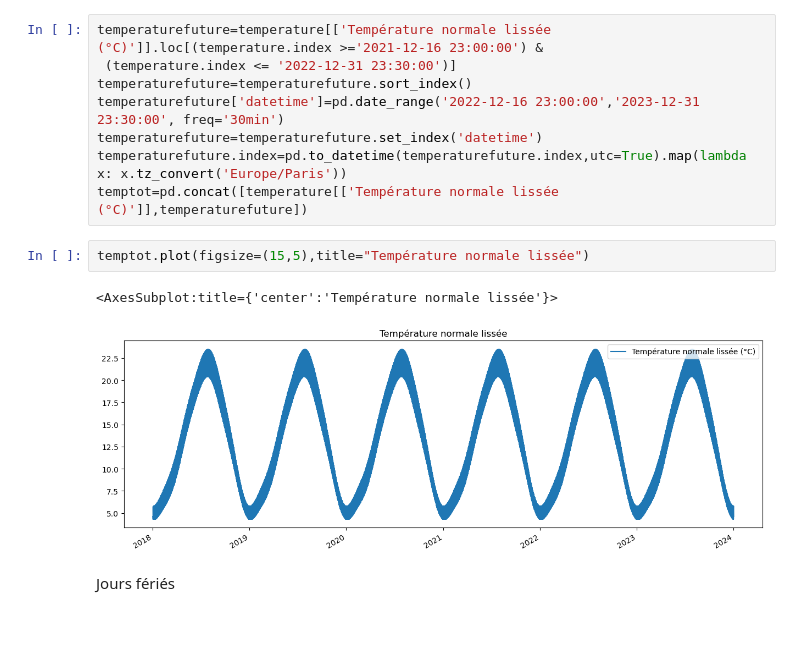
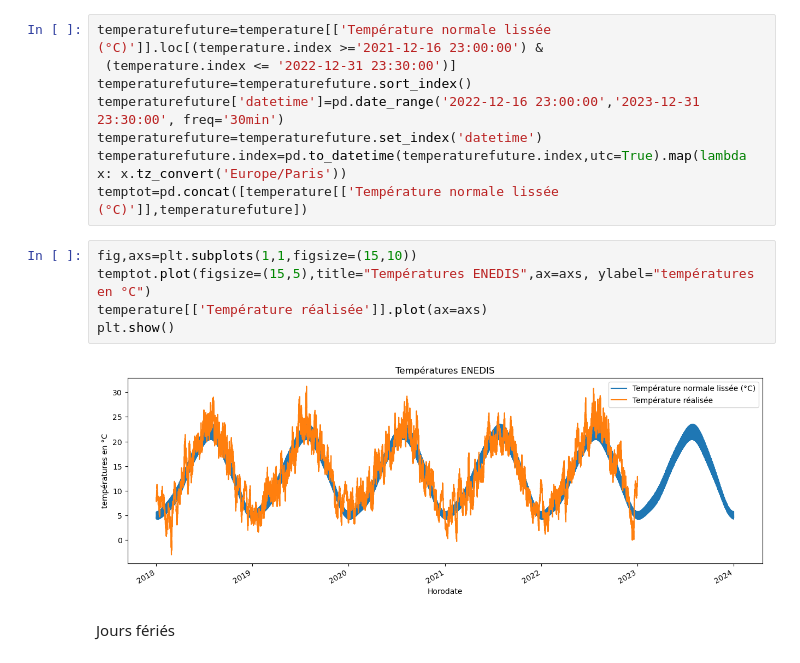
Before and after one commit to CastanieAlexandre/Analyse-coefficients-dynamiques, a Jupyter notebook: PredictionCoeffsDynamiques.ipynb, the cells around one changed output. Saved outputs shown, nothing was run; the diff lists cells and outputs as text; blank space fills up the shorter version.

```diff
--- a/PredictionCoeffsDynamiques.ipynb
+++ b/PredictionCoeffsDynamiques.ipynb
@@ -80,11 +80,13 @@ temperaturefuture['datetime']=pd.date_range('2022-12-16 23:00:00','2023-12-31 23
 temperaturefuture=temperaturefuture.set_index('datetime')
 temperaturefuture.index=pd.to_datetime(temperaturefuture.index,utc=True).map(lambda x: x.tz_convert('Europe/Paris'))
 temptot=pd.concat([temperature[['Température normale lissée (°C)']],temperaturefuture])
-# %%
-temptot.plot(figsize=(15,5),title="Température normale lissée")
-# %% [output]
-<AxesSubplot:title={'center':'Température normale lissée'}>
-[figure, removed]
+# %%
+fig,axs=plt.subplots(1,1,figsize=(15,10))
+temptot.plot(figsize=(15,5),title="Températures ENEDIS",ax=axs, ylabel="températures en °C")
+temperature[['Température réalisée']].plot(ax=axs)
+plt.show()
+# %% [output]
+[figure, added]
 # %% [markdown]
 Jours fériés
 # %%
```
Also changed, not shown: 5 other files.
